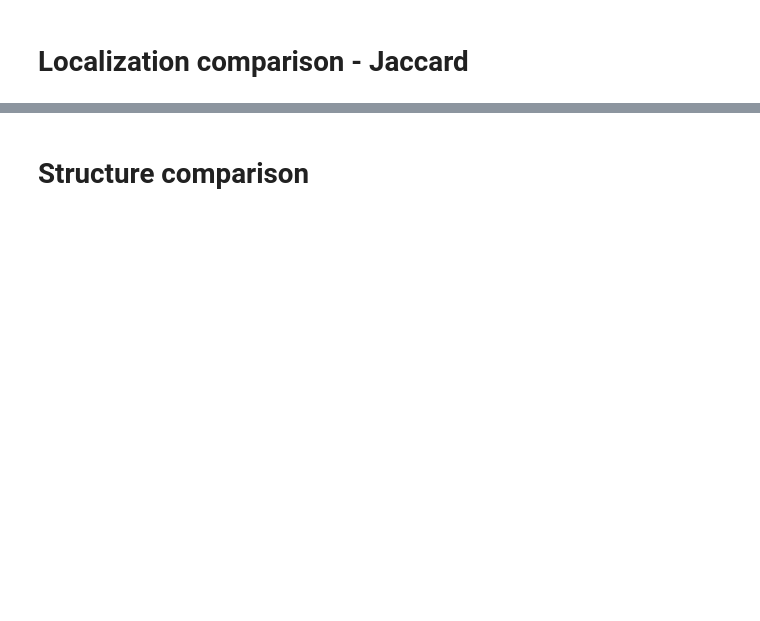
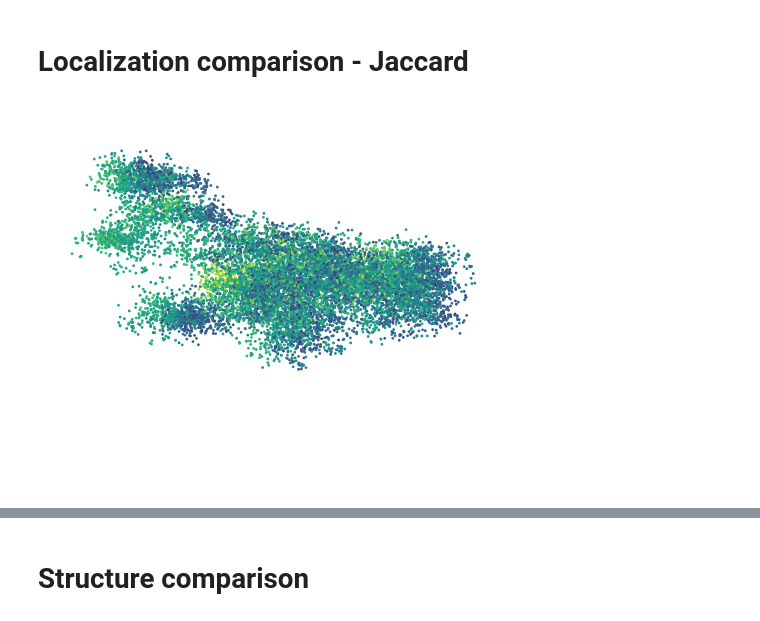
Before and after one commit to dgound/SPARZ, a Jupyter notebook: extra_code/plot_figure_3.ipynb, the cells around one changed output, grey strips where cells are left out. Saved outputs shown, nothing was run; the diff lists cells and outputs as text; code cells hidden in the pictures; blank space fills up the shorter version.

```diff
--- a/extra_code/plot_figure_3.ipynb
+++ b/extra_code/plot_figure_3.ipynb
@@ -331,0 +342,18 @@ plt.show()
+# %%
+# loop through all folders and extract the file paths
+main_folder = "/Volumes/T7/1.Projects/HMS/SPARZ/figure_3_data/localizations"
+h5r_files = glob(f"{main_folder}/*/*/*.h5r", recursive=True)
+
+# extract the condition names
+conditions = [os.path.basename(os.path.dirname(os.path.dirname(file))).split('_')[-1].replace('lev', 'level_') for file in h5r_files]
+
+# create a folder to save the csv files
+if not os.path.exists(f"{main_folder}/csv/"):
+    os.makedirs(f"{main_folder}/csv/")
+
+# read each file and save as csv
+for file, condition in zip(h5r_files, conditions):
+    print(file)
+    df = h5r_to_df(file)
+    df = df.rename(columns={"fitResults_x0": "x", "fitResults_y0": "y", "fitResults_z0": "z"})
+    df.to_csv(f"{main_folder}/csv/{condition}.csv", index=False)
@@ -333,0 +403,71 @@ plt.show()
+# %%
+# Read in the CSV files
+csv_folder = "/Volumes/T7/1.Projects/HMS/SPARZ/figure_3_data/localizations/csv"
+csv_files = glob(f"{csv_folder}/*clusters_FILTERED.csv")
+voxel_size = 40
+
+
+# Read raw file
+raw_file = [file for file in csv_files if 'raw' in file][0]
+raw_df = pd.read_csv(raw_file)
+plt.scatter(x = raw_df.x, y = raw_df.y, c = raw_df.z, s = 1)
+plt.xlim(13800, 15800)
+plt.ylim(9000, 11000)
+plt.gca().set_frame_on(False)
+plt.gca().get_xaxis().set_visible(False)
+plt.gca().get_yaxis().set_visible(False)
+plt.xticks([])
+plt.yticks([])
+plt.show()
+raw_rand = raw_df[['x','y','z']] + np.random.normal(0, 300, raw_df[['x','y','z']].shape)
+plt.scatter(x = raw_rand.x, y = raw_rand.y, c = raw_rand.z, s = 1)
+plt.xlim(13800, 15800)
+plt.ylim(9000, 11000)
+plt.gca().set_frame_on(False)
+plt.gca().get_xaxis().set_visible(False)
+plt.gca().get_yaxis().set_visible(False)
+plt.xticks([])
+plt.yticks([])
+plt.show()
+
+# Read the rest of the files
+files = [file for file in csv_files]# if 'raw' not in file]
+
+# loop through all files and calculate the Jaccard index between the raw and the rest of the files
+jaccard_results = []
+for file in files:
+    df = pd.read_csv(file)
+    file_name = file.split('/')[-1].split('.')[0]
+    print(file_name)
+    plt.scatter(x = df.x, y = df.y, c = df.z, s = 1)
+    plt.xlim(13800, 15800)
+    plt.ylim(9000, 11000)
+    plt.gca().set_frame_on(False)
+    plt.gca().get_xaxis().set_visible(False)
+    plt.gca().get_yaxis().set_visible(False)
+    plt.xticks([])
+    plt.yticks([])
+    plt.show()
+
+    # plot the df as a tranparent box around each point
+    fig = plt.figure()
+    ax = fig.add_subplot(111, projection='3d')
+    ax.scatter(df.x, df.y, df.z, c='b', marker='o', alpha = 0.1)
+    # ax.scatter(raw_df.x, raw_df.y, raw_df.z, c='g', marker='o', alpha=0.1)
+    ax.set_xlim(13800, 15800)
+    ax.set_ylim(9000, 11000)
+    ax.set_zlim(0, 2000)
+    plt.show()
+
+
+    jaccard_to_append = compute_jaccard_similarity_manual(raw_df[['x','y','z']], df[['x','y','z']], voxel_size=voxel_size)
+    jaccard_results.append({'file': file_name, 'jaccard': jaccard_to_append})
+
+jaccard_to_append = compute_jaccard_similarity_manual(raw_df[['x','y','z']], raw_rand[['x','y','z']], voxel_size=voxel_size)
+jaccard_results.append({'file': 'raw_rand', 'jaccard': jaccard_to_append})
+
+
+
+jaccard_results
+# %% [output]
+[figure, added]
```
Also changed, not shown: parts of 15 cells of this notebook, 3 other files.
